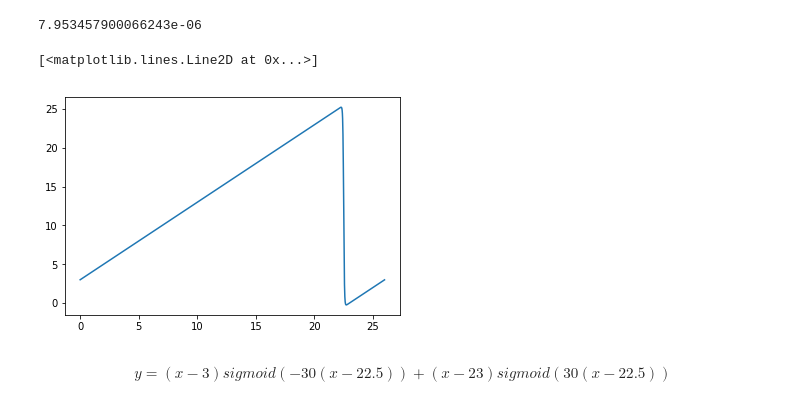
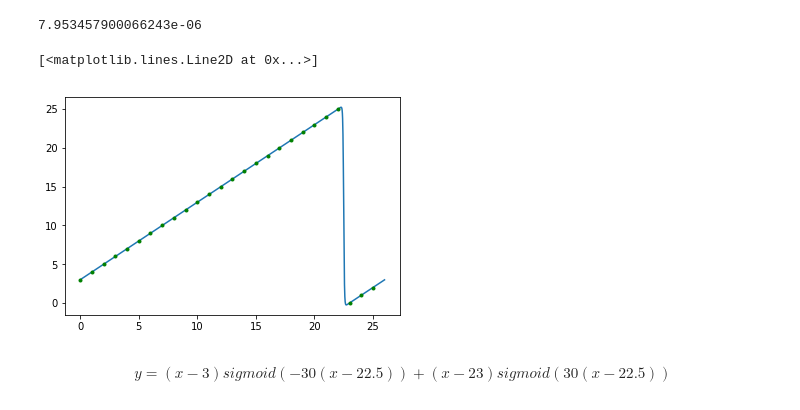
Before and after one commit to xihajun/Data-Science-Deep-learning-Sam-Jun, a Jupyter notebook: project summary/project.ipynb, the cells around one changed output. Drawn from its saved outputs; the diff is of its cells as text; code cells hidden in the pictures.

```diff
--- a/project summary/project.ipynb
+++ b/project summary/project.ipynb
@@ -789,11 +789,12 @@ ai_caeser_function(23)
 # %%
 import matplotlib.pyplot as plt
 %matplotlib inline
 plt.figure()
 plt.plot(np.arange(0,26,.01), list(map(ai_caeser_function,np.arange(0,26,.01))),'-')
+plt.plot(np.arange(0,26,1), list(map(ai_caeser_function,np.arange(0,26,1))), 'g.')
 # %% [output]
 [<matplotlib.lines.Line2D at 0x...>]
-[figure, old version]
+[figure, new version]
 # %% [markdown]
 $$y = (x-3)sigmoid(-30(x-22.5))+(x-23)sigmoid(30(x-22.5))$$
 # %% [markdown]
```
Also changed, not shown: parts of 14 cells of this notebook.
